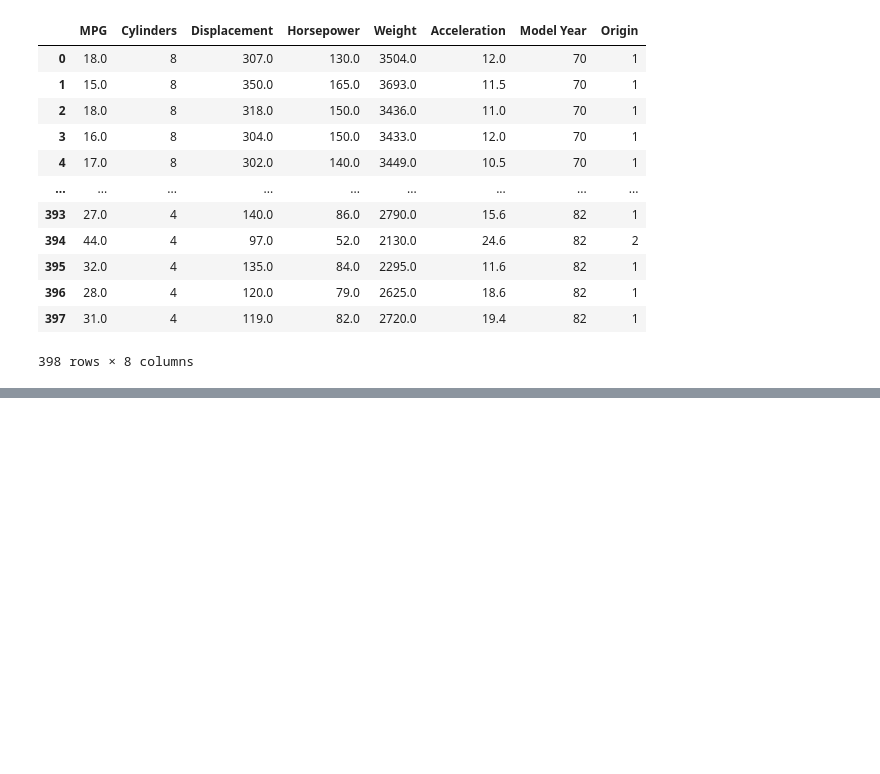
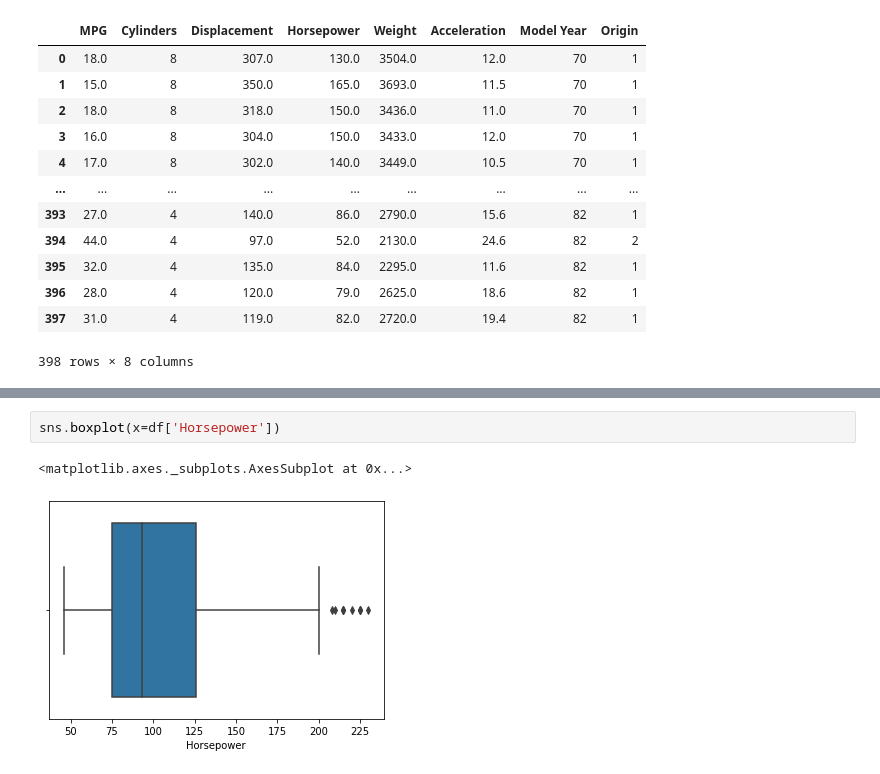
Before and after one commit to krunal310/Automobile-Fuel-Efficiency-Prediction, a Jupyter notebook: car_fuel_efficiency_pred.ipynb, the cells around one changed output, grey strips where cells are left out. Drawn from its saved outputs; the diff is of its cells as text; blank space fills up the shorter version.

Commit message:
Data cleaning and visualization

```diff
--- a/car_fuel_efficiency_pred.ipynb
+++ b/car_fuel_efficiency_pred.ipynb
@@ -46,0 +87,5 @@ df
+# %%
+sns.boxplot(x=df['Horsepower'])
+# %% [output]
+<matplotlib.axes._subplots.AxesSubplot at 0x...>
+[figure, added]
```
Also changed, not shown: parts of 9 cells of this notebook.
